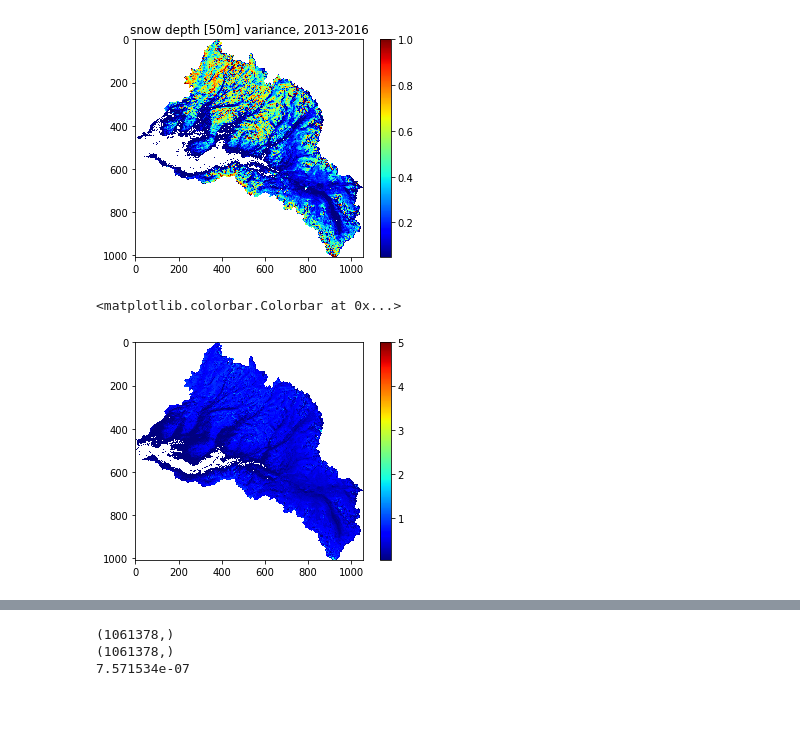
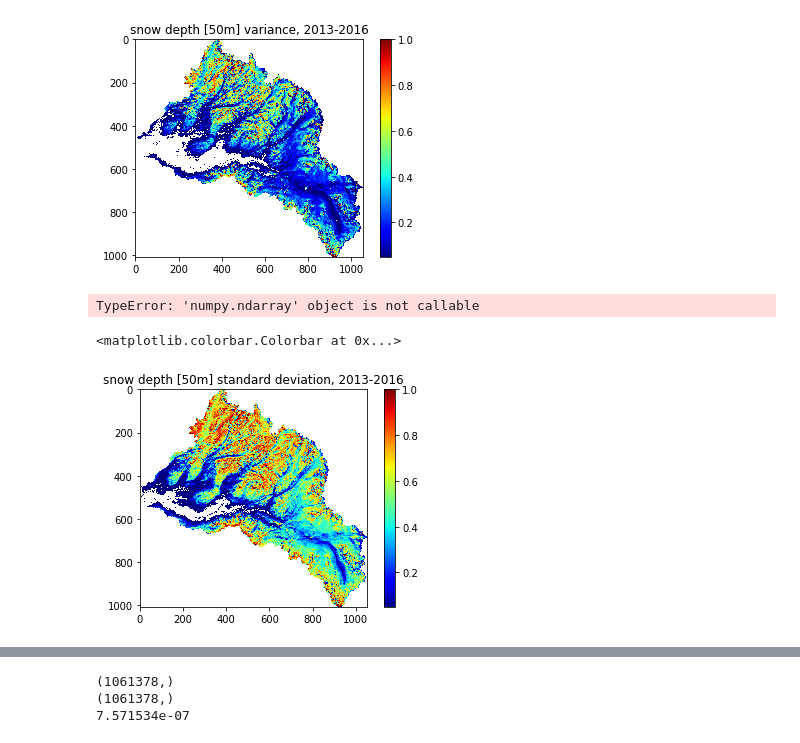
Before and after one commit to meganmason/jlabs, a Jupyter notebook: xr_trial_wr.ipynb, the cells around one changed output, grey strips where cells are left out. Drawn from its saved outputs; the diff is of its cells as text; code cells hidden in the pictures; blank space fills up the shorter version.

```diff
--- a/xr_trial_wr.ipynb
+++ b/xr_trial_wr.ipynb
@@ -45,7 +49,11 @@ Coordinates:
 # %%
 # multiple file open
 
-path = '/Users/megmason/research/sierra/data/depths_13-16_50m_downscale_clipped/*.nc'
+# mm filepath
+# path = '/Users/megmason/research/sierra/data/depths_13-16_50m_downscale_clipped/*.nc'
+
+# ars filepath
+path = '/home/meganmason/Documents/projects/thesis/data/processing_lidar/depths_50m/batch/nc/clipped/*.nc'
 
 flist = glob.glob(path)
 # print(flist)
@@ -90,12 +121,23 @@ plt.colorbar()
 plt.savefig('figs/var_13-16', dpi=600)
 # %% [output]
 [figure]
+# %%
+mu=ds.Band1.mean(dim='time')
+tt=ds.Band1.values - mu
+# - ds.Band1.mean(dim='time')
+
+print(t)
+print(tt.shape)
+# %% [output]
+TypeError: 'numpy.ndarray' object is not callable
 # %%
+# std in snow depth
 stdsn = ds.Band1.std(dim='time')
 stdsn = np.where(stdsn>.001, stdsn, np.nan)
-plt.imshow(stdsn[::-1,:], cmap='jet', vmin=.05, vmax=5.0)
+plt.imshow(stdsn[::-1,:], cmap='jet', vmin=.05, vmax=1.0)
+plt.title('snow depth [50m] standard deviation, 2013-2016')
 plt.colorbar()
 # %% [output]
 <matplotlib.colorbar.Colorbar at 0x...>
-[figure, old version]
+[figure, new version]
 # %%
```
Also changed, not shown: parts of 6 cells of this notebook, 2 other files.
